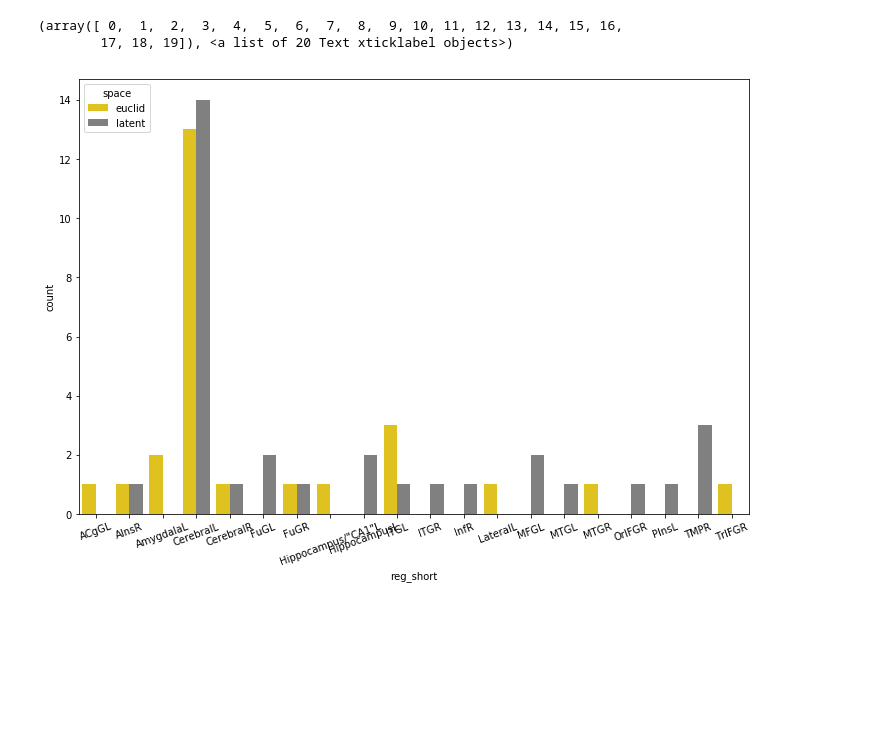
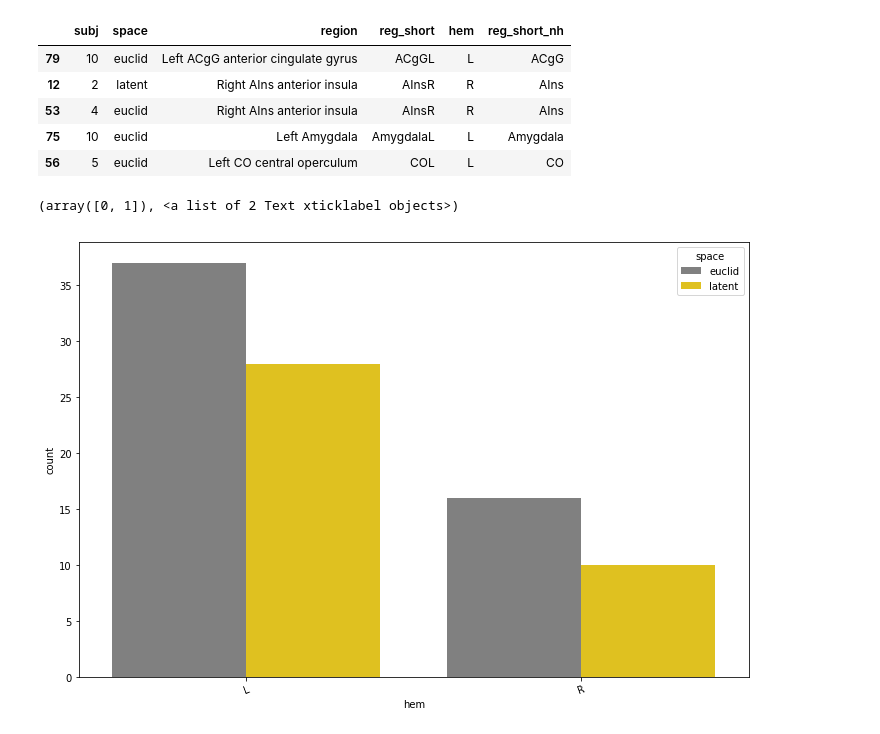
Before and after one commit to jastiso/statistical_learning, a Jupyter notebook: scripts/searchlight.ipynb, the cells around one changed output. Drawn from its saved outputs; the diff is of its cells as text; code cells hidden in the pictures; blank space fills up the shorter version.

```diff
--- a/scripts/searchlight.ipynb
+++ b/scripts/searchlight.ipynb
@@ -32,0 +33,3 @@ reg.head()
+# %%
+reg['hem'] = reg['reg_short'].apply(lambda x: x[-1])
+reg.head()
@@ -33,8 +43,17 @@ reg.head()
+# %%
+reg['reg_short_nh'] = reg['reg_short'].apply(lambda x: x[0:-1])
+reg.head()
+# %% [output]
+|  | subj | space | region | reg_short | hem | reg_short_nh |
+| 79 | 10 | euclid | Left ACgG anterior cingulate gyrus | ACgGL | L | ACgG |
+| 12 | 2 | latent | Right AIns anterior insula | AInsR | R | AIns |
+| 53 | 4 | euclid | Right AIns anterior insula | AInsR | R | AIns |
+| 75 | 10 | euclid | Left Amygdala | AmygdalaL | L | Amygdala |
+| 56 | 5 | euclid | Left CO central operculum | COL | L | CO |
 # %%
 fig = plt.figure(figsize=(12,8))
-sns.countplot(data=reg, x='reg_short', hue='space', palette = ['gold','grey'])
+sns.countplot(data=reg, x='hem', hue='space', palette = ['grey','gold'])
 plt.xticks(rotation=20)
 # %% [output]
-(array([ 0,  1,  2,  3,  4,  5,  6,  7,  8,  9, 10, 11, 12, 13, 14, 15, 16,
-        17, 18, 19]), <a list of 20 Text xticklabel objects>)
+(array([0, 1]), <a list of 2 Text xticklabel objects>)
-[figure, old version]
+[figure, new version]
```
Also changed, not shown: parts of 6 cells of this notebook, 11 other files.
